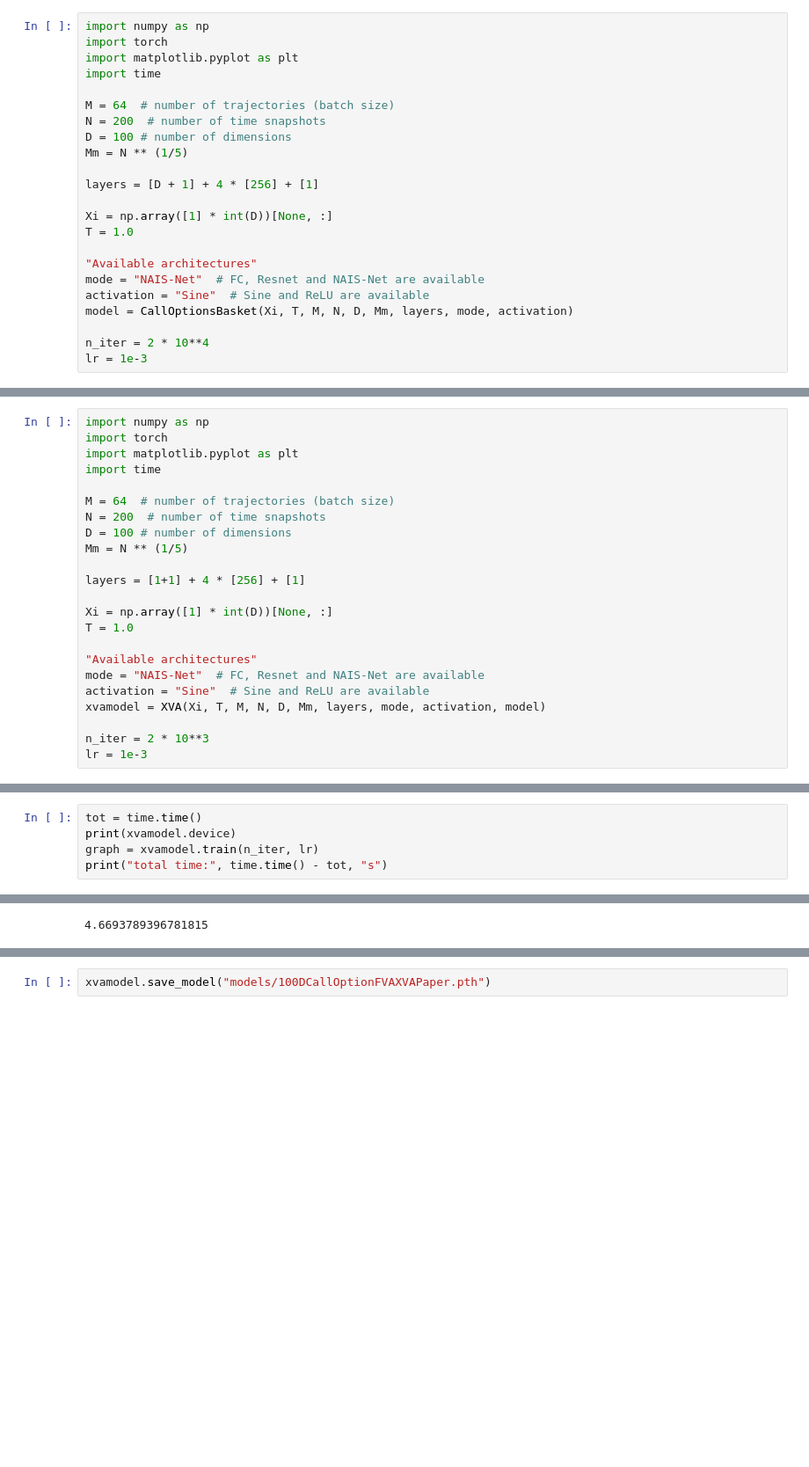
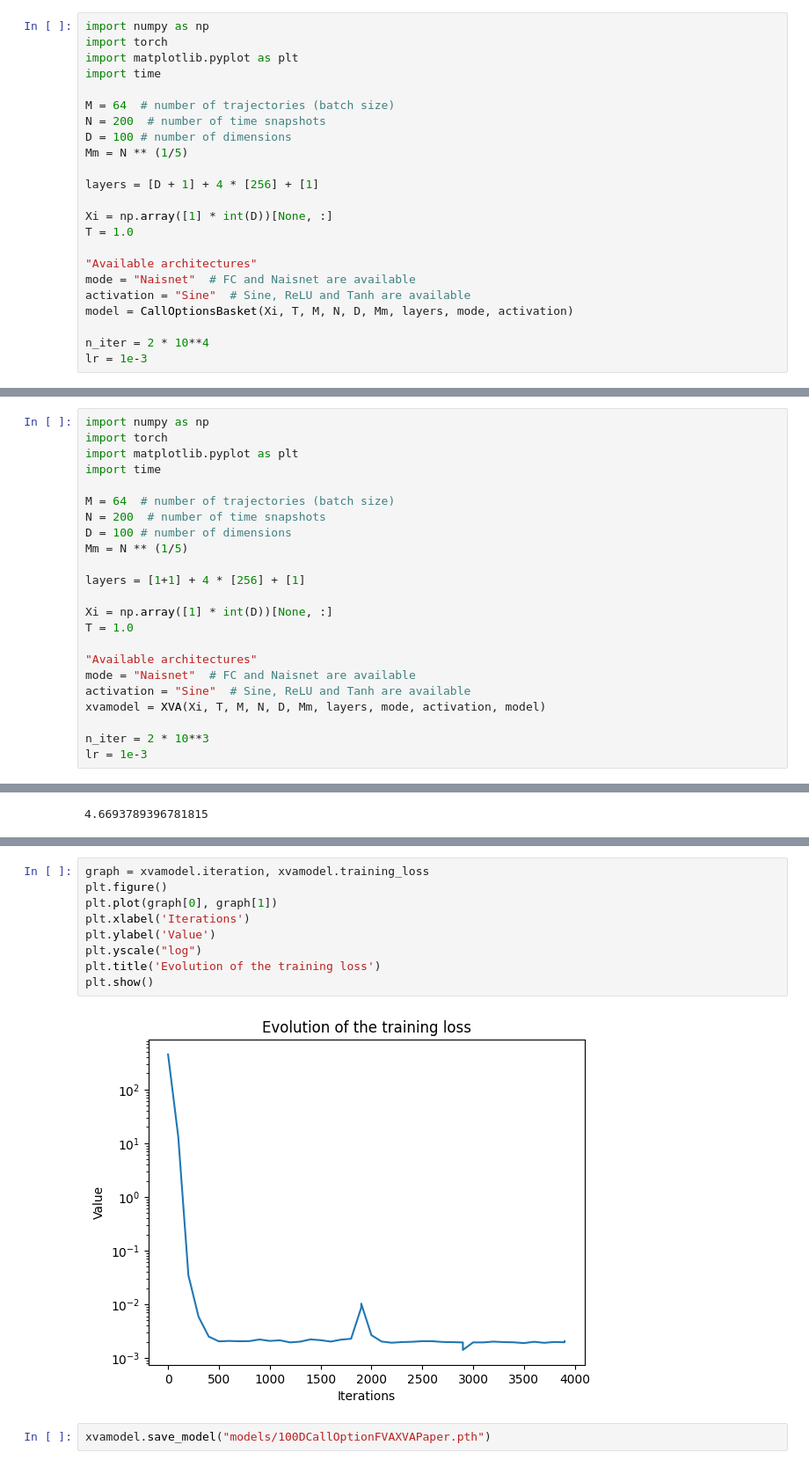
Before and after one commit to Aadhithya-06/Final-Year-Project, a Jupyter notebook: fva.ipynb, the cells around one changed output, grey strips where cells are left out. Shown at 88% size. Drawn from its saved outputs; the diff is of its cells as text; blank space fills up the shorter version.

```diff
--- a/fva.ipynb
+++ b/fva.ipynb
@@ -26,8 +26,8 @@ Xi = np.array([1] * int(D))[None, :]
 T = 1.0
 
 "Available architectures"
-mode = "NAIS-Net"  # FC, Resnet and NAIS-Net are available
-activation = "Sine"  # Sine and ReLU are available
+mode = "Naisnet"  # FC and Naisnet are available
+activation = "Sine"  # Sine, ReLU and Tanh are available
 model = CallOptionsBasket(Xi, T, M, N, D, Mm, layers, mode, activation)
 
 n_iter = 2 * 10**4
@@ -51,8 +51,8 @@ Xi = np.array([1] * int(D))[None, :]
 T = 1.0
 
 "Available architectures"
-mode = "NAIS-Net"  # FC, Resnet and NAIS-Net are available
-activation = "Sine"  # Sine and ReLU are available
+mode = "Naisnet"  # FC and Naisnet are available
+activation = "Sine"  # Sine, ReLU and Tanh are available
 xvamodel = XVA(Xi, T, M, N, D, Mm, layers, mode, activation, model)
 
 n_iter = 2 * 10**3
@@ -62,8 +62,3 @@ xvamodel.load_model("models/100DCallOptionFVAXVAPaper.pth")
 # %%
 n_iter = 1 * 10**3
 lr = 1e-5
-# %%
-tot = time.time()
-print(xvamodel.device)
-graph = xvamodel.train(n_iter, lr)
-print("total time:", time.time() - tot, "s")
@@ -149,2 +144,13 @@ np.abs(pred_fva - exact_fva) * 100
+# %%
+graph = xvamodel.iteration, xvamodel.training_loss
+plt.figure()
+plt.plot(graph[0], graph[1])
+plt.xlabel('Iterations')
+plt.ylabel('Value')
+plt.yscale("log")
+plt.title('Evolution of the training loss')
+plt.show()
+# %% [output]
+[figure, added]
 # %%
 xvamodel.save_model("models/100DCallOptionFVAXVAPaper.pth")
```
Also changed, not shown: parts of 7 cells of this notebook, 43 other files.
